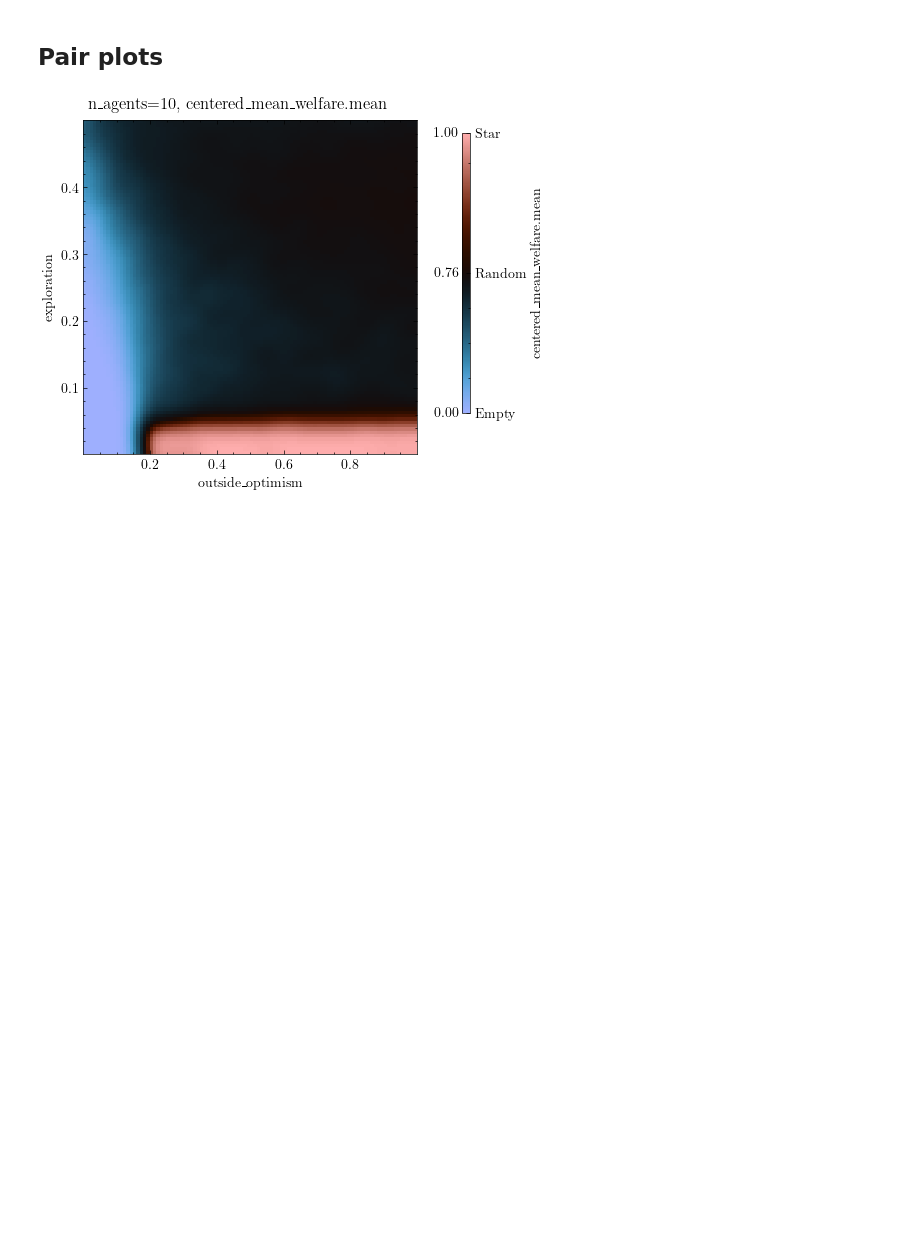
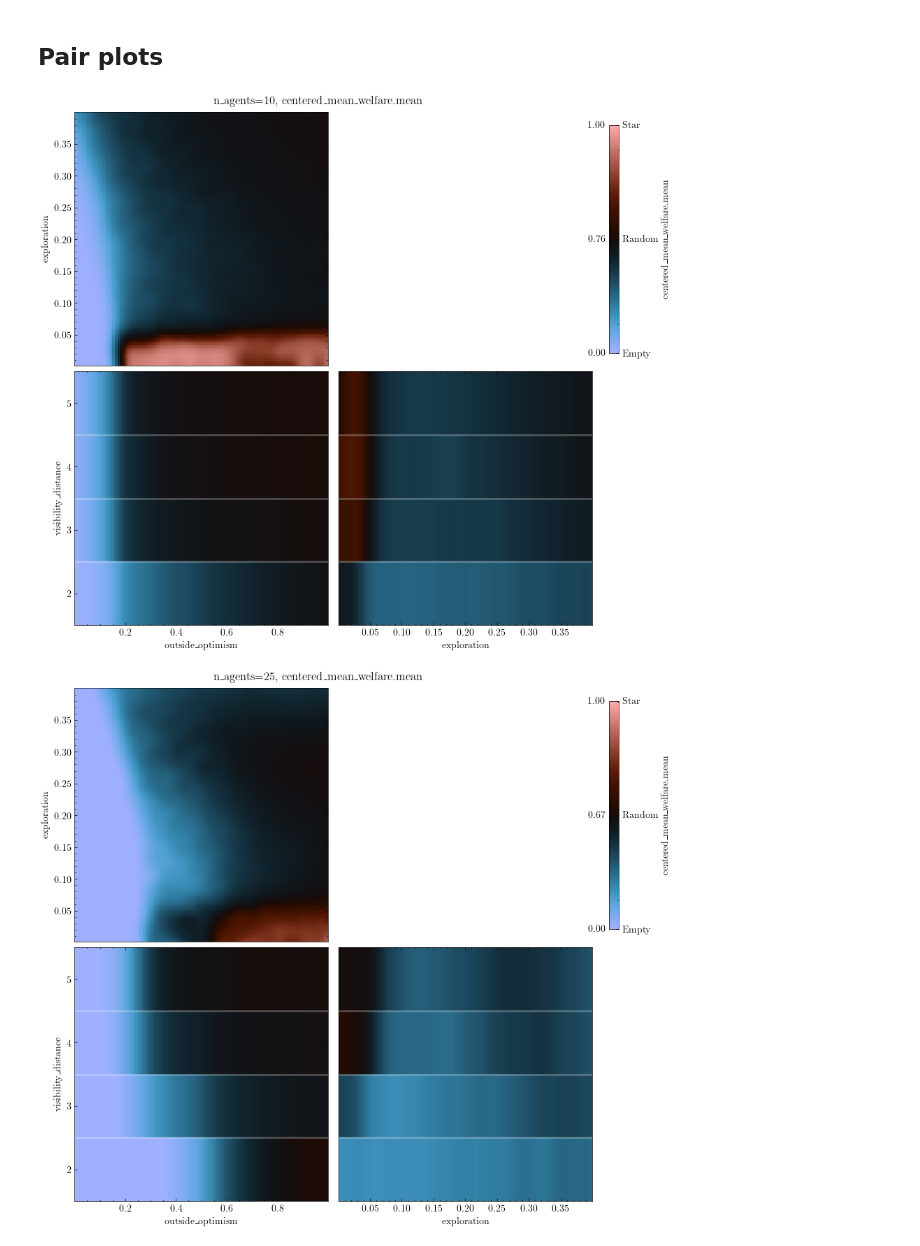
Before and after one commit to hdahmou/Network_creation, a Jupyter notebook: notebooks/task_result_loader.ipynb, the cells around one changed output. Drawn from its saved outputs; the diff is of its cells as text; code cells hidden in the pictures; blank space fills up the shorter version.

Commit message:
feat: convergance speed + ordinal categories on the pair plot

```diff
--- a/notebooks/task_result_loader.ipynb
+++ b/notebooks/task_result_loader.ipynb
@@ -244,31 +279,33 @@ for target_n_agents_index, selected_n_agents in enumerate(n_agents_values):
         method="gaussian",
         resolution=100,
         sigma=2.5,
         norm=target_norm,
         point_size=3,
+        ordered_discrete_keys=["visibility_distance"]
     )
 
     cbar_ax = fig.axes[-1]
     vals = [
         reference_welfare["empty"],
         reference_welfare["random"],
         reference_welfare["star"],
     ]
     cbar_ax.set_yticks(vals, labels=["Empty", "Random", "Star"])
     cbar_ax.tick_params(labelright=True, labelleft=False)
     pos = cbar_ax.get_position()
     cbar_ax.set_position([pos.x0 + 0.04, pos.y0, pos.width, pos.height])
     # cbar_ax.yaxis.tick_right()
     for v in vals:
         cbar_ax.text(
             -0.35,
             v,
             f"{v:.2f}",
             transform=cbar_ax.get_yaxis_transform(),
             ha="right",
             va="center",
         )
 
     fig.suptitle(f"n_agents={selected_n_agents}, {observable_labels[target_idx]}")
 # %% [output]
-[figure, old version]
+[figure, new version]
+[figure, added]
```
Also changed, not shown: parts of 10 cells of this notebook, 2 other files.
